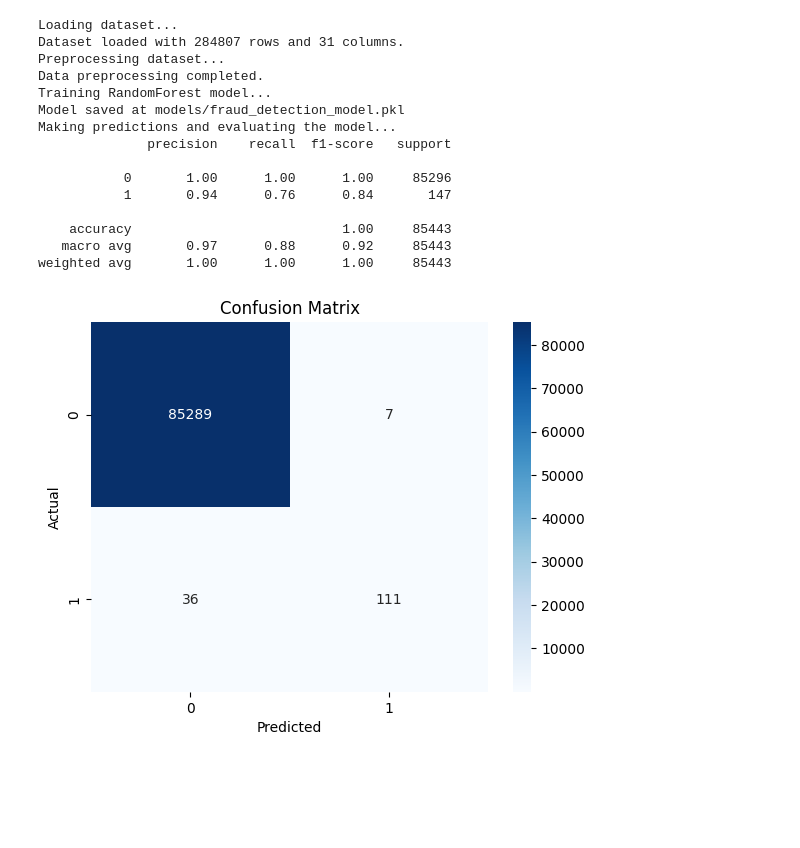
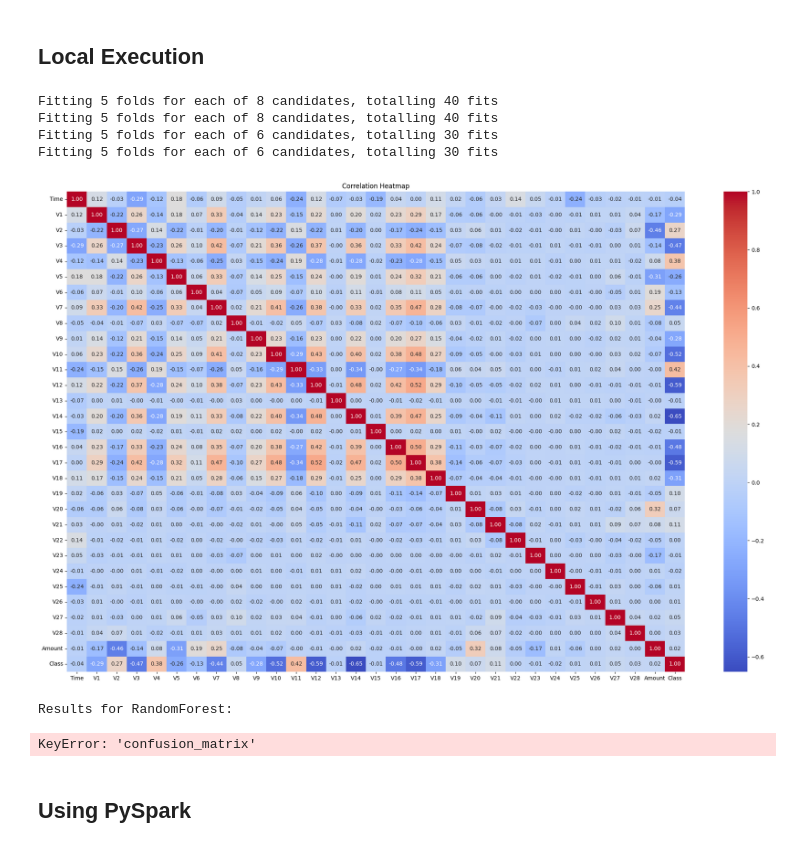
Before and after one commit to rachit-bhatt/Fraud-Detection, a Jupyter notebook: data_playground.ipynb, the cells around one changed output. Saved outputs shown, nothing was run; the diff lists cells and outputs as text; code cells hidden in the pictures; blank space fills up the shorter version.

```diff
--- a/data_playground.ipynb
+++ b/data_playground.ipynb
@@ -109,35 +0,0 @@ config = {
-# %%
-# Initialize the FraudDetectionProject class with the config
-fraud_project = FraudDetectionProject(config)
-
-# Download the dataset
-# fraud_project.download_data()
-
-# Load the dataset
-fraud_project.load_data()
-
-# Preprocess the data
-X_train, X_test, y_train, y_test = fraud_project.preprocess_data()
-
-# Train the model
-fraud_project.train_model(X_train, y_train)
-
-# Evaluate the model
-fraud_project.evaluate_model(X_test, y_test)
-# %% [output]
-Loading dataset...
-Dataset loaded with 284807 rows and 31 columns.
-Preprocessing dataset...
-Data preprocessing completed.
-Training RandomForest model...
-Model saved at models/fraud_detection_model.pkl
-Making predictions and evaluating the model...
-              precision    recall  f1-score   support
-
-           0       1.00      1.00      1.00     85296
-           1       0.94      0.76      0.84       147
-
-    accuracy                           1.00     85443
-   macro avg       0.97      0.88      0.92     85443
-weighted avg       1.00      1.00      1.00     85443
-[figure, removed]
@@ -143,0 +16,7 @@ weighted avg       1.00      1.00      1.00     85443
+# %%
+# Import PySpark only if Spark is used
+try:
+    from pyspark.sql import SparkSession
+    from pyspark.sql.functions import col
+except ImportError:
+    SparkSession = None
@@ -143,0 +218,30 @@ weighted avg       1.00      1.00      1.00     85443
+# %% [markdown]
+## Local Execution
+# %%
+# Create an instance of the project with the `use_local` flag
+# Set use_local=True to run locally, use_local=False to run with Spark
+fraud_project = FraudDetectionProject(use_local = True)
+
+# Load data and initialize
+fraud_project.load_data()
+
+# Preprocess the data and split into training and testing sets
+fraud_project.preprocess_data()
+
+# Run experiments with various algorithms
+fraud_project.run_experiments()
+
+# Visualize correlation heatmap and confusion matrices for all models
+fraud_project.visualize_correlation_heatmap()
+fraud_project.visualize_all_results()
+
+# Compare accuracies of different models
+fraud_project.compare_accuracies()
+# %% [output]
+Fitting 5 folds for each of 8 candidates, totalling 40 fits
+Fitting 5 folds for each of 8 candidates, totalling 40 fits
+Fitting 5 folds for each of 6 candidates, totalling 30 fits
+Fitting 5 folds for each of 6 candidates, totalling 30 fits
+[figure, added]
+Results for RandomForest:
+KeyError: 'confusion_matrix'
@@ -143,0 +252,2 @@ weighted avg       1.00      1.00      1.00     85443
+# %% [markdown]
+## Using PySpark
```
Also changed, not shown: parts of 6 cells of this notebook, 1 other file.
